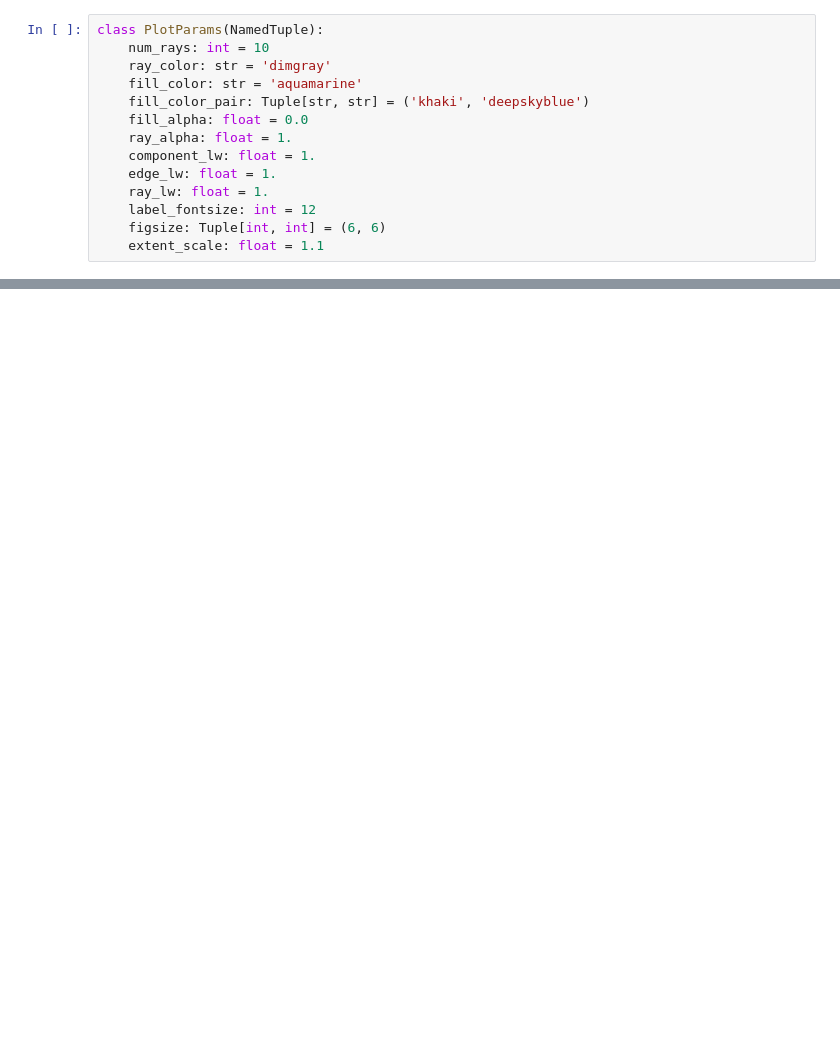
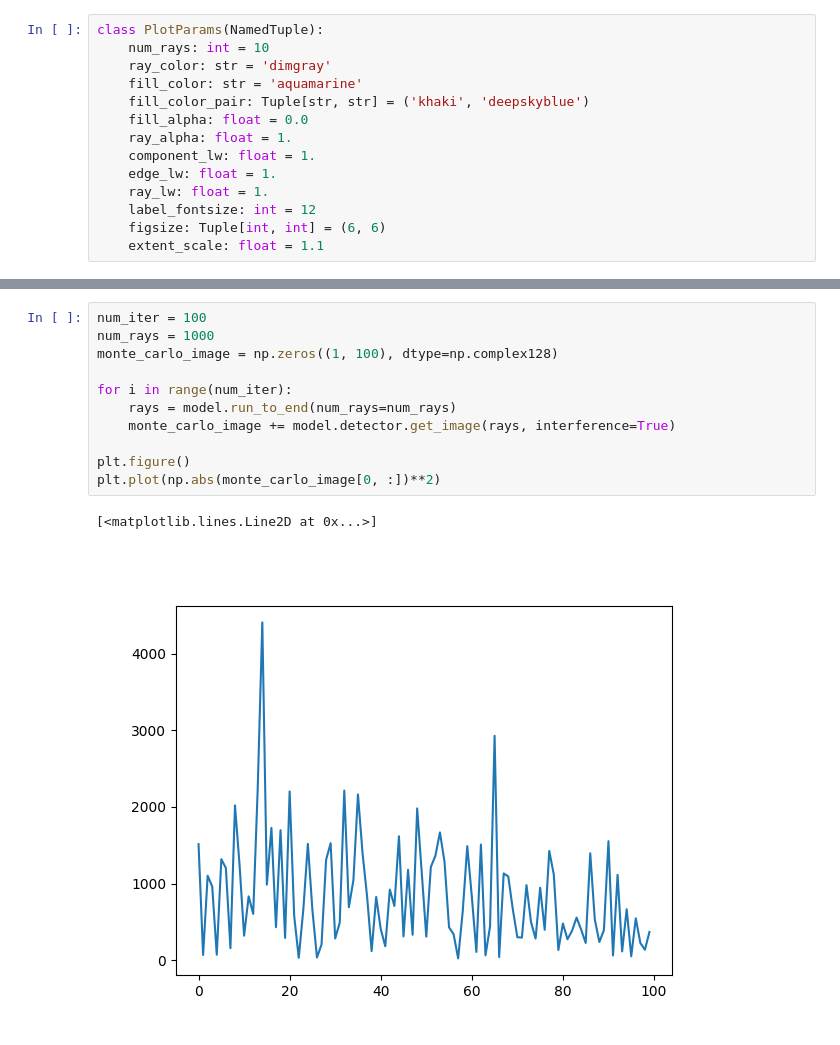
Before and after one commit to TemGym/TemGym, a Jupyter notebook: examples/pyqtgraph_examples/abtem_sample.ipynb, the cells around one changed output, grey strips where cells are left out. Saved outputs shown, nothing was run; the diff lists cells and outputs as text; blank space fills up the shorter version.

```diff
--- a/examples/pyqtgraph_examples/abtem_sample.ipynb
+++ b/examples/pyqtgraph_examples/abtem_sample.ipynb
@@ -164,2 +194,16 @@ intensity = exit_wave.intensity().compute()
+# %%
+num_iter = 100
+num_rays = 1000
+monte_carlo_image = np.zeros((1, 100), dtype=np.complex128)
+
+for i in range(num_iter):
+    rays = model.run_to_end(num_rays=num_rays)
+    monte_carlo_image += model.detector.get_image(rays, interference=True)
+
+plt.figure()
+plt.plot(np.abs(monte_carlo_image[0, :])**2)
+# %% [output]
+[<matplotlib.lines.Line2D at 0x...>]
+[figure, added]
 # %%
 lineprofile = intensity.interpolate_line_at_position(
```
Also changed, not shown: parts of 14 cells of this notebook, 4 other files.
